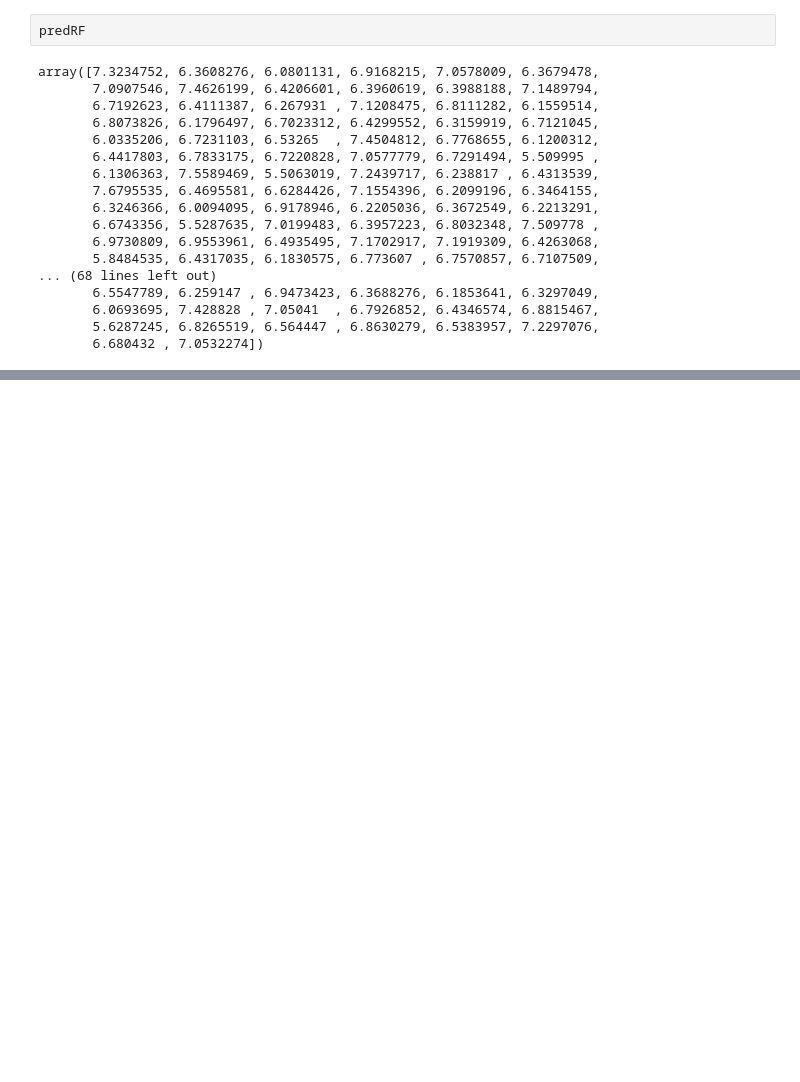
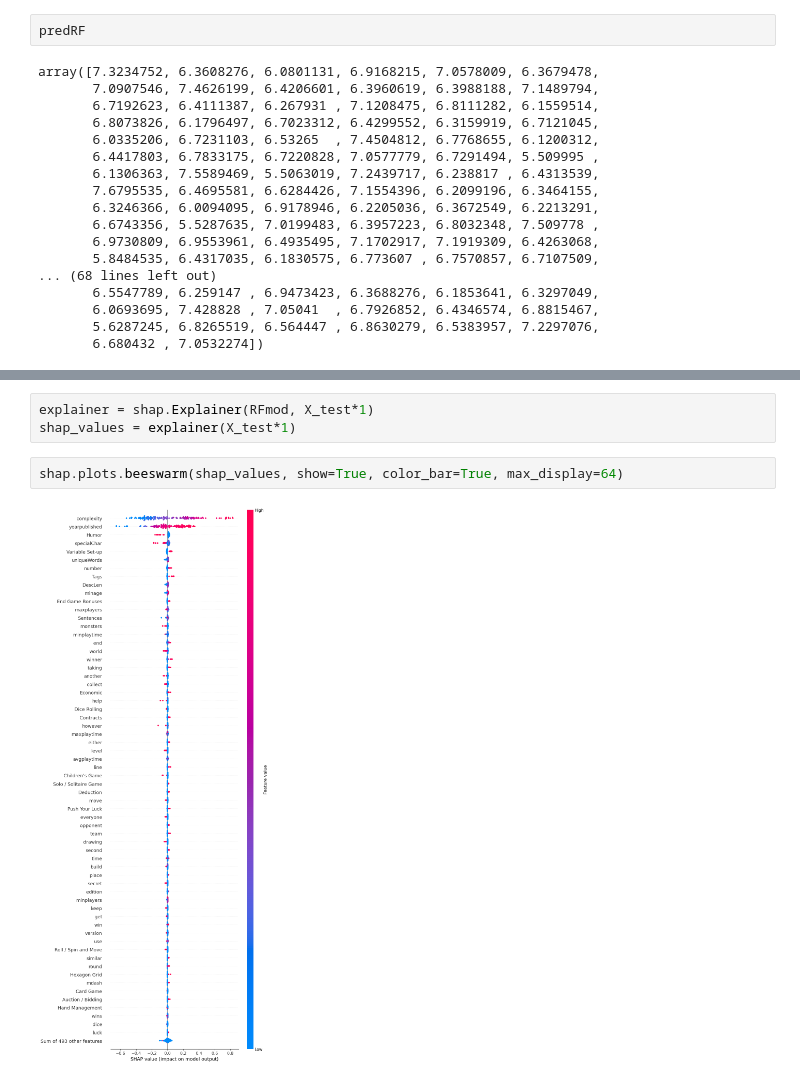
Before and after one commit to cchristensn/486MLProject, a Jupyter notebook: BoardgamesSupervised.ipynb, the cells around one changed output, grey strips where cells are left out. Cells and saved outputs as stored; diff of their text form; blank space fills up the shorter version.

```diff
--- a/BoardgamesSupervised.ipynb
+++ b/BoardgamesSupervised.ipynb
@@ -192,0 +221,7 @@ import shap
+# %%
+explainer = shap.Explainer(RFmod, X_test*1)
+shap_values = explainer(X_test*1)
+# %%
+shap.plots.beeswarm(shap_values, show=True, color_bar=True, max_display=64)
+# %% [output]
+[figure, added]
```
Also changed, not shown: parts of 11 cells of this notebook, 1 other file.
